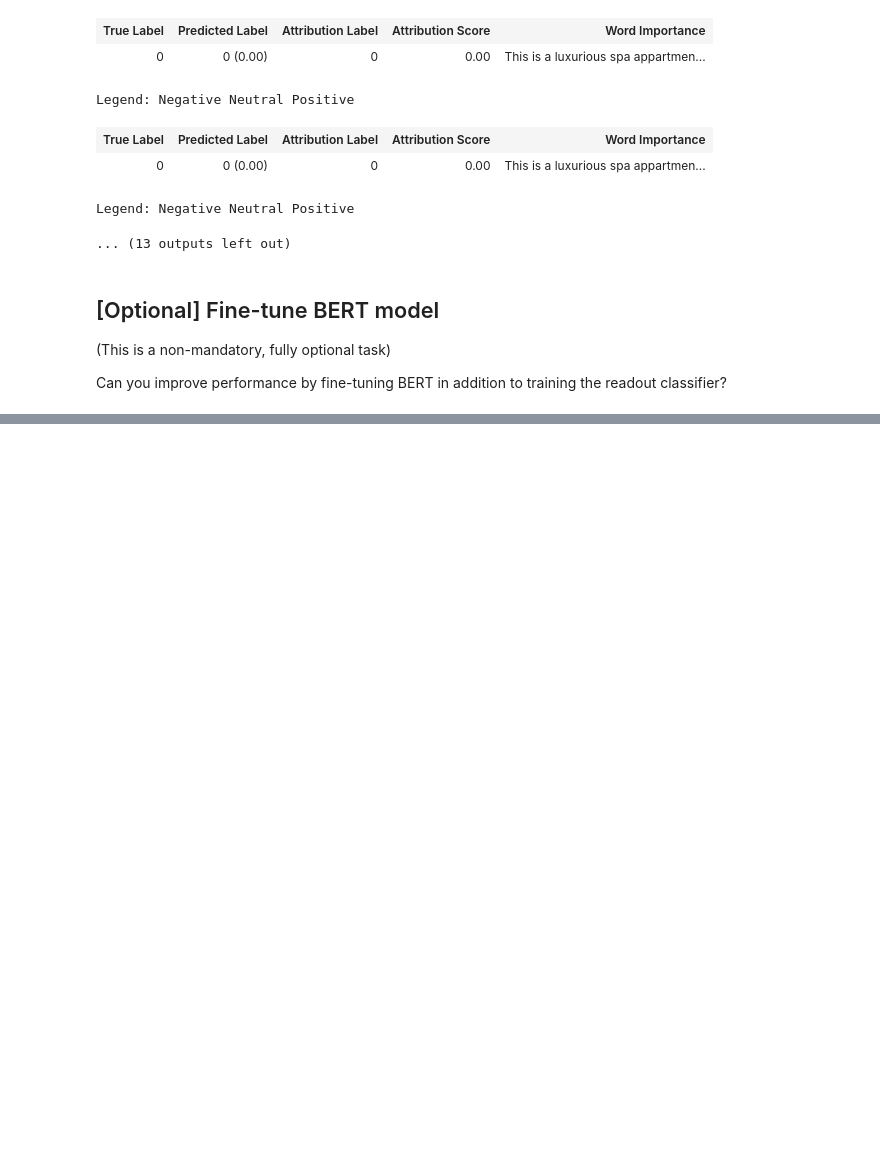
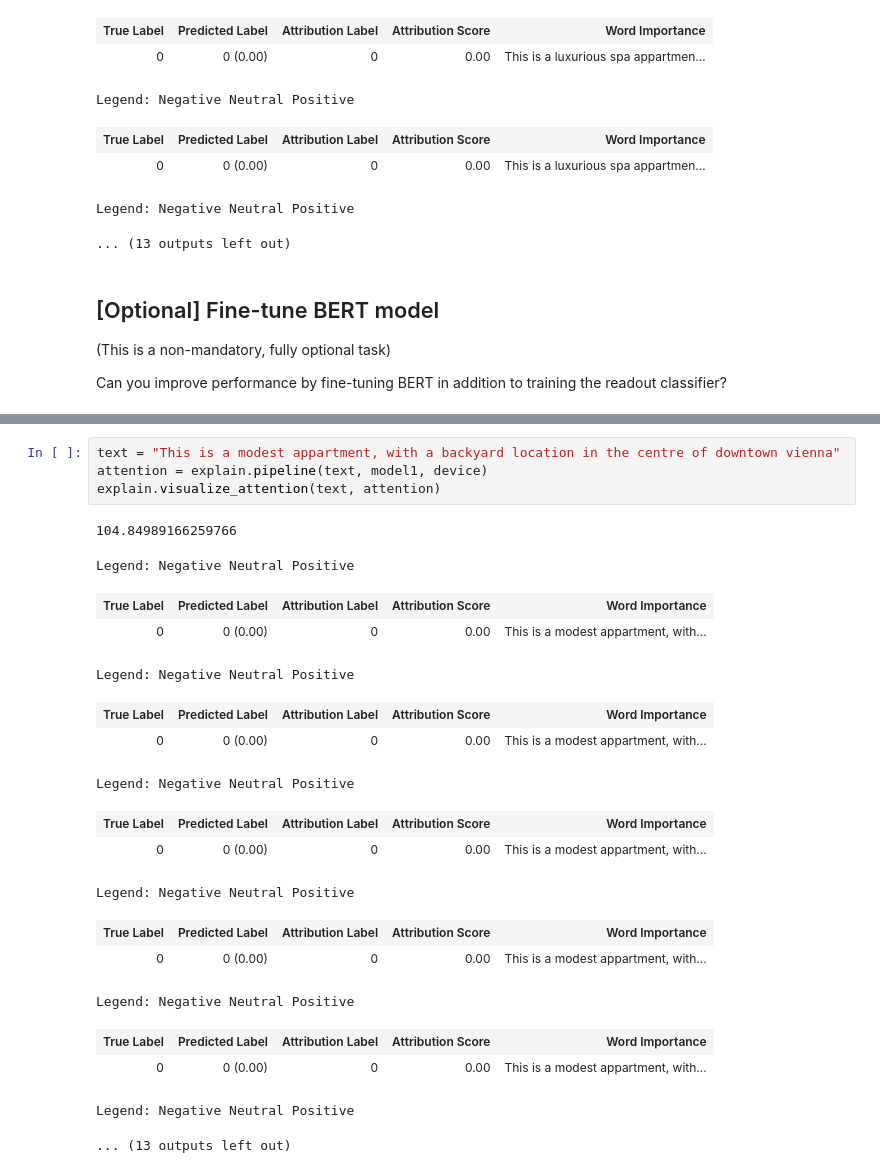
Before and after one commit to dernameistegal/airbnb_price, a Jupyter notebook: model_descriptions.ipynb, the cells around one changed output, grey strips where cells are left out. Saved outputs shown, nothing was run; the diff lists cells and outputs as text; blank space fills up the shorter version.

```diff
--- a/model_descriptions.ipynb
+++ b/model_descriptions.ipynb
@@ -234,0 +297,23 @@ Saving model...
+# %%
+text = "This is a modest appartment, with a backyard location in the centre of downtown vienna"
+attention = explain.pipeline(text, model1, device)
+explain.visualize_attention(text, attention)
+# %% [output]
+104.84989166259766
+Legend: Negative Neutral Positive
+| True Label | Predicted Label | Attribution Label | Attribution Score | Word Importance |
+| 0 | 0 (0.00) | 0 | 0.00 | This is a modest appartment, with... |
+Legend: Negative Neutral Positive
+| True Label | Predicted Label | Attribution Label | Attribution Score | Word Importance |
+| 0 | 0 (0.00) | 0 | 0.00 | This is a modest appartment, with... |
+Legend: Negative Neutral Positive
+| True Label | Predicted Label | Attribution Label | Attribution Score | Word Importance |
+| 0 | 0 (0.00) | 0 | 0.00 | This is a modest appartment, with... |
+Legend: Negative Neutral Positive
+| True Label | Predicted Label | Attribution Label | Attribution Score | Word Importance |
+| 0 | 0 (0.00) | 0 | 0.00 | This is a modest appartment, with... |
+Legend: Negative Neutral Positive
+| True Label | Predicted Label | Attribution Label | Attribution Score | Word Importance |
+| 0 | 0 (0.00) | 0 | 0.00 | This is a modest appartment, with... |
+Legend: Negative Neutral Positive
+... (13 outputs left out)
```
Also changed, not shown: parts of 4 cells of this notebook.
